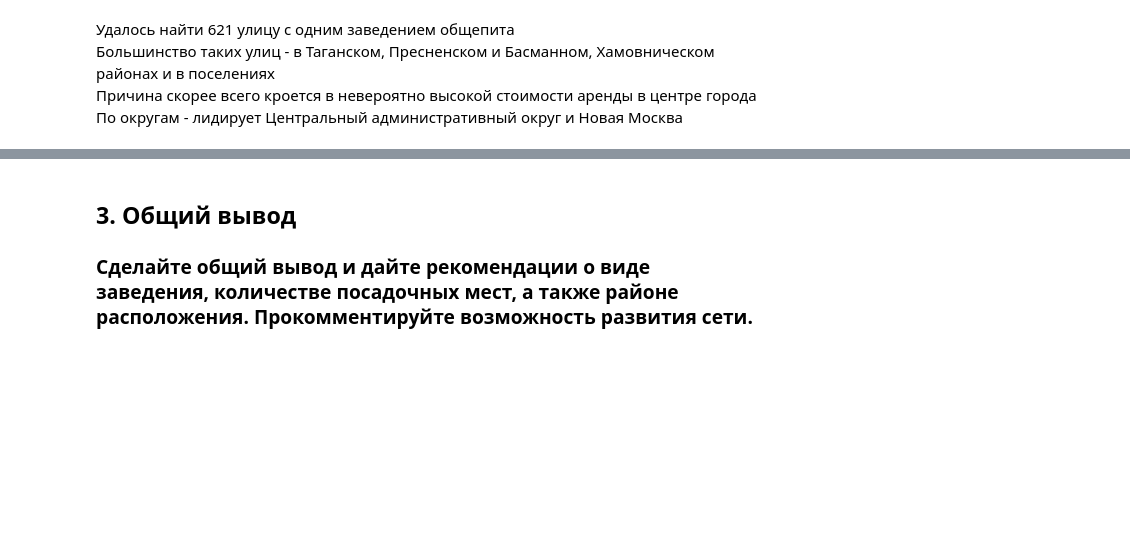
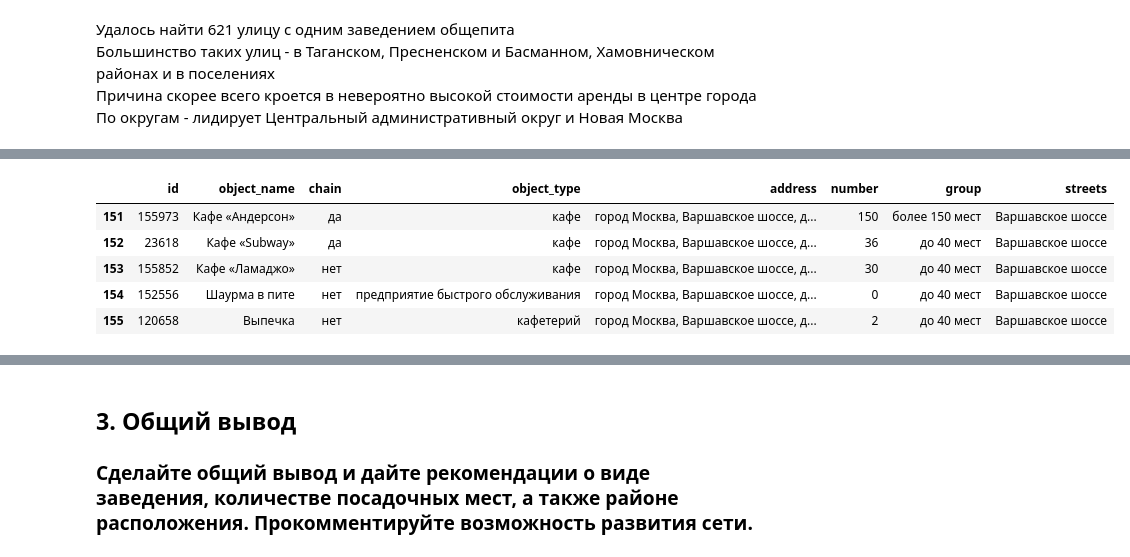
Before and after one commit to kbzunder/Yandex_Practicum_Projects, a Jupyter notebook: project_14_visualization.ipynb, the cells around one changed output, grey strips where cells are left out. Cells and saved outputs as stored; diff of their text form; code cells hidden in the pictures; blank space fills up the shorter version.

```diff
--- a/project_14_visualization.ipynb
+++ b/project_14_visualization.ipynb
@@ -233,7 +234,8 @@ data['streets'] = data['address'].apply(streets)
 <a id='three-seven'></a>
 ### 2.7 Постройте график топ-10 улиц по количеству объектов общественного питания. Воспользуйтесь внешней информацией и ответьте на вопрос — в каких районах Москвы находятся эти улицы?
 # %%
-data.groupby('streets',as_index=False).agg({'id':'count'}).sort_values(by='id', ascending=False).head(10)
+many_objects = data.groupby('streets',as_index=False).agg({'id':'count'}).sort_values(by='id', ascending=False).head(10)
+many_objects.head(10)
 # %% [output]
 |  | streets | id |
 | 1122 | проспект Мира | 204 |
@@ -416,0 +423,10 @@ regions_one_object.groupby('Административный округ',as_inde
+# %%
+many_obj_data = data[data['streets'].isin(many_objects['streets'].tolist())]
+many_obj_data.head()
+# %% [output]
+|  | id | object_name | chain | object_type | address | number | group | streets |
+| 151 | 155973 | Кафе «Андерсон» | да | кафе | город Москва, Варшавское шоссе, д... | 150 | более 150 мест | Варшавское шоссе |
+| 152 | 23618 | Кафе «Subway» | да | кафе | город Москва, Варшавское шоссе, д... | 36 | до 40 мест | Варшавское шоссе |
+| 153 | 155852 | Кафе «Ламаджо» | нет | кафе | город Москва, Варшавское шоссе, д... | 30 | до 40 мест | Варшавское шоссе |
+| 154 | 152556 | Шаурма в пите | нет | предприятие быстрого обслуживания | город Москва, Варшавское шоссе, д... | 0 | до 40 мест | Варшавское шоссе |
+| 155 | 120658 | Выпечка | нет | кафетерий | город Москва, Варшавское шоссе, д... | 2 | до 40 мест | Варшавское шоссе |
```
Also changed, not shown: parts of 8 cells of this notebook.
